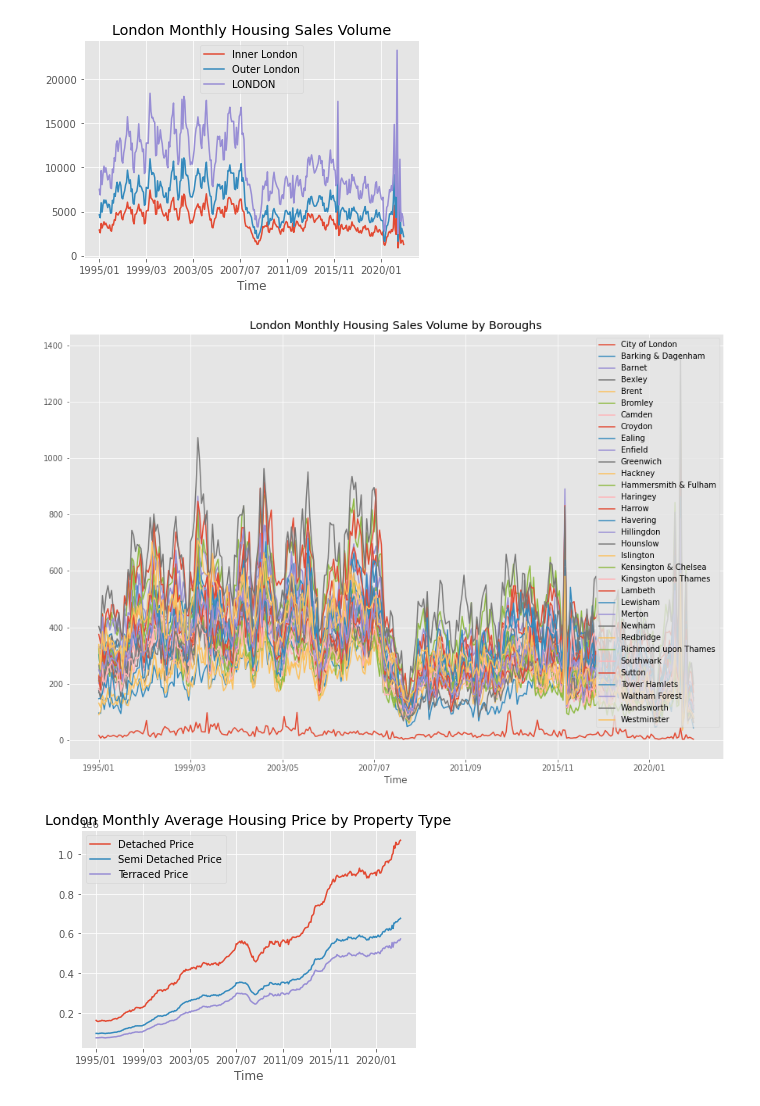
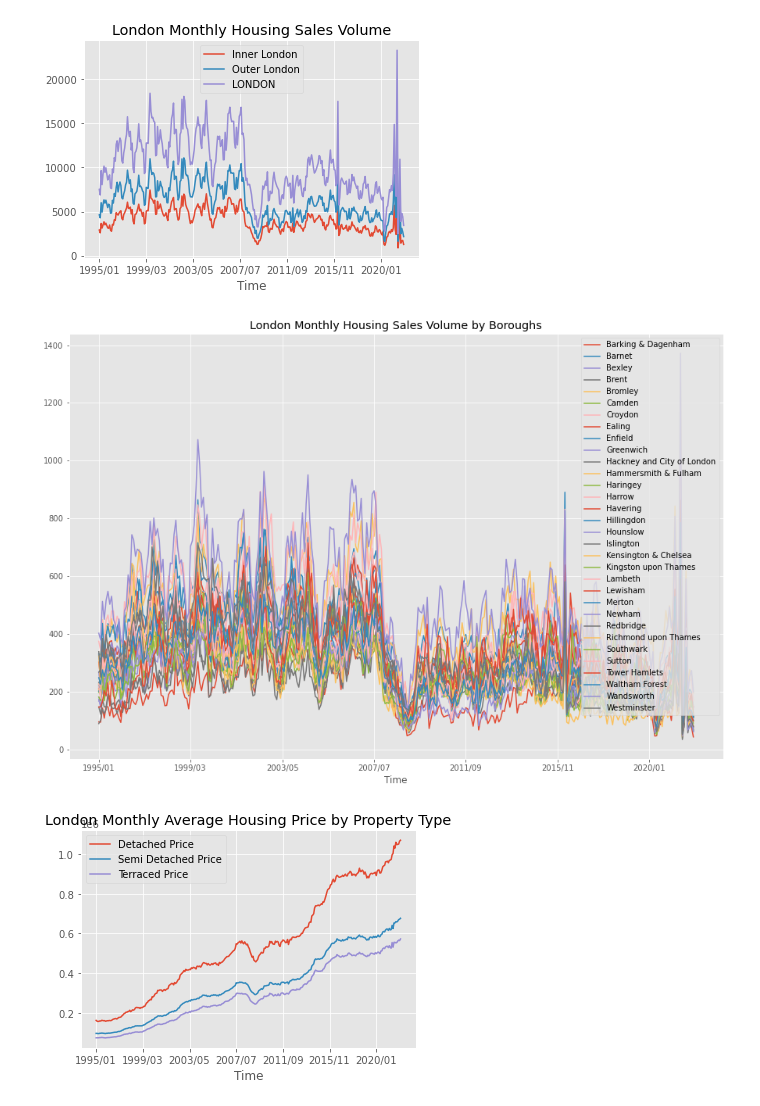
Before and after one commit to JianqiangLiTony/Dissertation, a Jupyter notebook: code.ipynb, the cells around one changed output. Cells and saved outputs as stored; diff of their text form; code cells hidden in the pictures.

```diff
--- a/code.ipynb
+++ b/code.ipynb
@@ -18,0 +22,3 @@ cd = pd.read_csv('phe_cases_london_boroughs.csv')
+# %%
+sv = pd.read_csv('UK House price index Sales Volume.csv')
+sv['Hackney and City of London']=sv['City of London']+sv['Hackney']
@@ -1057,3 +1065,14 @@ ap.head()
 | 3 | 1995/04 | 77101 | 53134 | 90763 | 64278 | 72966 | 81124 | 120098 | 68610 | ... |
 | 4 | 1995/05 | 84409 | 53042 | 90258 | 63997 | 73704 | 81543 | 119929 | 68845 | ... |
 5 rows × 46 columns
+# %%
+sv['city_rate']=sv['City of London']/sv['Hackney and City of London']
+sv['hackney_rate']=sv['Hackney']/sv['Hackney and City of London']
+ap['city']=ap['City of London']*sv['city_rate']
+ap['hackney']=ap['Hackney']*sv['hackney_rate']
+ap['Hackney and City of London']=ap['city'] + ap['hackney']
+ap.drop('City of London', inplace=True, axis=1)
+ap.drop('Hackney', inplace=True, axis=1)
+ap.drop('city', inplace=True, axis=1)
+ap.drop('hackney', inplace=True, axis=1)
+ap.head()
@@ -1675,0 +1702,6 @@ memory usage: 118.0+ KB
+# %%
+sv.drop('City of London', inplace=True, axis=1)
+sv.drop('Hackney', inplace=True, axis=1)
+sv.drop('city_rate', inplace=True, axis=1)
+sv.drop('hackney_rate', inplace=True, axis=1)
+sv.info()
@@ -2348,41 +2387,40 @@ plt.title('London Monthly Housing Sales Volume by Boroughs')
 axes = plt.gca()
 
 # pass the axes object to plot function
-sv.plot(kind='line', x='Time', y='City of London', ax=axes);
 sv.plot(kind='line', x='Time', y='Barking & Dagenham', ax=axes);
 sv.plot(kind='line', x='Time', y='Barnet', ax=axes);
 sv.plot(kind='line', x='Time', y='Bexley', ax=axes);
 sv.plot(kind='line', x='Time', y='Brent', ax=axes);
 sv.plot(kind='line', x='Time', y='Bromley', ax=axes);
 sv.plot(kind='line', x='Time', y='Camden', ax=axes);
 sv.plot(kind='line', x='Time', y='Croydon', ax=axes);
 sv.plot(kind='line', x='Time', y='Ealing', ax=axes);
 sv.plot(kind='line', x='Time', y='Enfield', ax=axes);
 sv.plot(kind='line', x='Time', y='Greenwich', ax=axes);
-sv.plot(kind='line', x='Time', y='Hackney', ax=axes);
+sv.plot(kind='line', x='Time', y='Hackney and City of London', ax=axes);
 sv.plot(kind='line', x='Time', y='Hammersmith & Fulham', ax=axes);
 sv.plot(kind='line', x='Time', y='Haringey', ax=axes);
 sv.plot(kind='line', x='Time', y='Harrow', ax=axes);
 sv.plot(kind='line', x='Time', y='Havering', ax=axes);
 sv.plot(kind='line', x='Time', y='Hillingdon', ax=axes);
 sv.plot(kind='line', x='Time', y='Hounslow', ax=axes);
 sv.plot(kind='line', x='Time', y='Islington', ax=axes);
 sv.plot(kind='line', x='Time', y='Kensington & Chelsea', ax=axes);
 sv.plot(kind='line', x='Time', y='Kingston upon Thames', ax=axes);
 sv.plot(kind='line', x='Time', y='Lambeth', ax=axes);
 sv.plot(kind='line', x='Time', y='Lewisham', ax=axes);
 sv.plot(kind='line', x='Time', y='Merton', ax=axes);
 sv.plot(kind='line', x='Time', y='Newham', ax=axes);
 sv.plot(kind='line', x='Time', y='Redbridge', ax=axes);
 sv.plot(kind='line', x='Time', y='Richmond upon Thames', ax=axes);
 sv.plot(kind='line', x='Time', y='Southwark', ax=axes);
 sv.plot(kind='line', x='Time', y='Sutton', ax=axes);
 sv.plot(kind='line', x='Time', y='Tower Hamlets', ax=axes);
 sv.plot(kind='line', x='Time', y='Waltham Forest', ax=axes);
 sv.plot(kind='line', x='Time', y='Wandsworth', ax=axes);
 sv.plot(kind='line', x='Time', y='Westminster', ax=axes);
 # %% [output]
-[figure, old version]
+[figure, new version]
 # %%
 # Setup matplotlib
 import matplotlib.pyplot as plt
```
Also changed, not shown: parts of 41 cells of this notebook.
